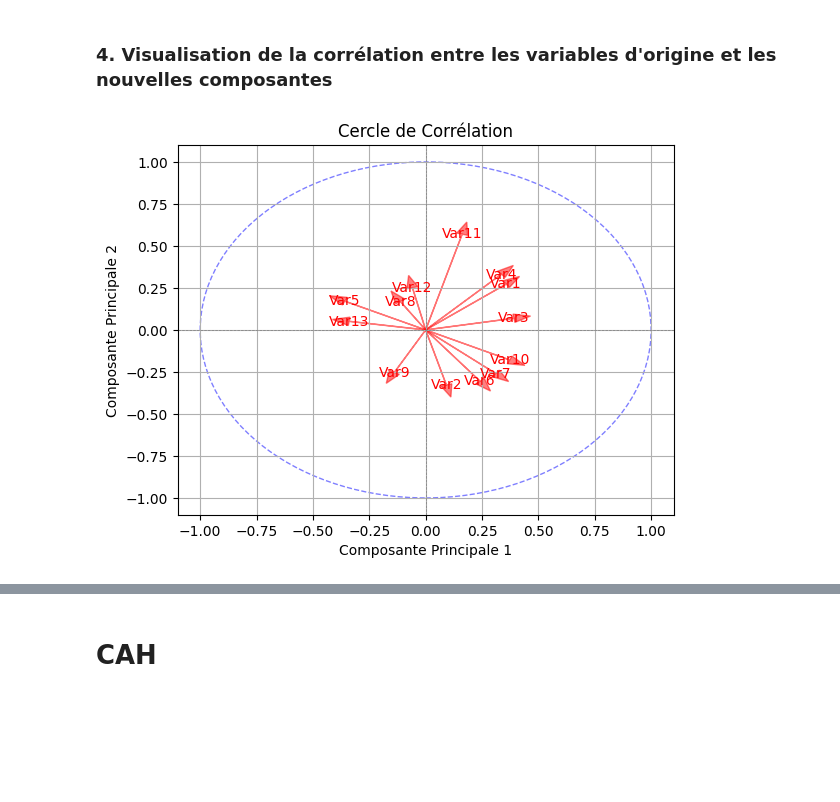
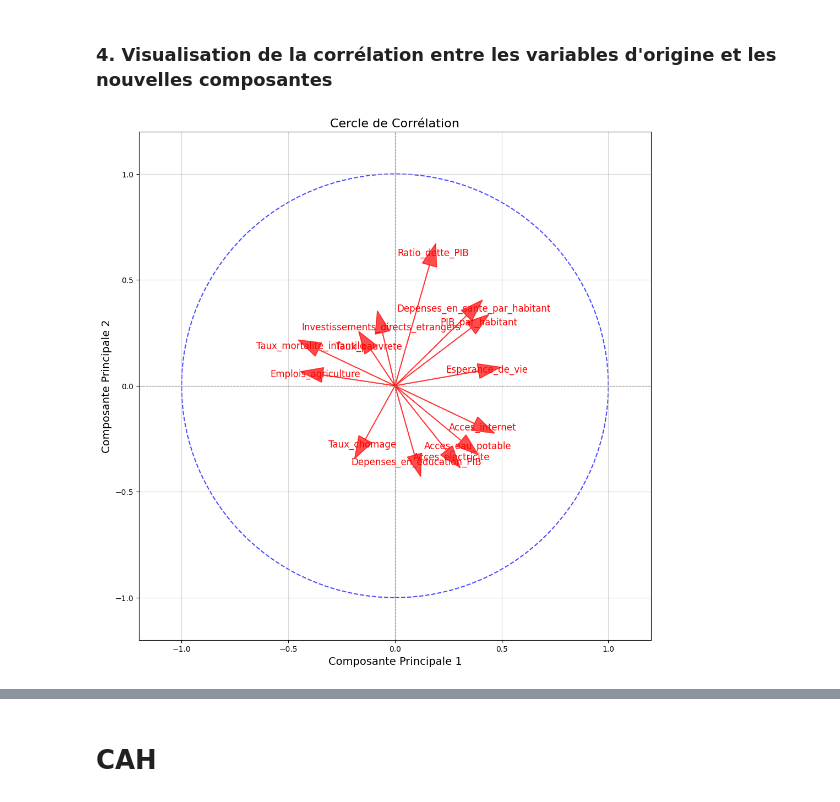
Before and after one commit to mohammed-elkyoud/Data-analyst-project-using-the-World-Bank-API, a Jupyter notebook: Developpement humain et societe.ipynb, the cells around one changed output, grey strips where cells are left out. Drawn from its saved outputs; the diff is of its cells as text; code cells hidden in the pictures; blank space fills up the shorter version.

```diff
--- a/Developpement humain et societe.ipynb
+++ b/Developpement humain et societe.ipynb
@@ -247,13 +247,20 @@ Nouvelles données après ACP :
 # %% [markdown]
 #### 3. Visualisation des données dans l'espace des deux premières composantes principales.
 # %%
+country_names = df['Country']
+
 plt.figure(figsize=(10, 8))
-plt.scatter(X_pca[:, 0], X_pca[:, 1])
+plt.scatter(X_pca[:, 0], X_pca[:, 1], alpha=0.7)
 plt.xlabel('Composante Principale 1')
 plt.ylabel('Composante Principale 2')
 plt.title('Projection des Données sur les Composantes Principales')
 plt.grid()
 plt.axhline(0, color='gray', linestyle='--', linewidth=0.5)
 plt.axvline(0, color='gray', linestyle='--', linewidth=0.5)
+
+# Annotate points with country names
+for i, country in enumerate(country_names):
+    plt.text(X_pca[i, 0], X_pca[i, 1], country, fontsize=8, ha='right', va='bottom')
+
 plt.show()
 # %% [output]
@@ -287,25 +294,31 @@ Ce graphique montre la projection des pays asiatiques sur les deux premières co
 # %% [markdown]
 ### 4. Visualisation de la corrélation entre les variables d'origine et les nouvelles composantes
 # %%
+# Cercle de corrélation
 components = pca.components_
-for i, (x, y) in enumerate(components.T):
-    plt.arrow(0, 0, x, y, color='r', alpha=0.5, head_width=0.05)
-    plt.text(x, y, f"Var{i+1}", color='r', ha='center', va='center')
 
-# Tracer un cercle
-circle = plt.Circle((0, 0), 1, color='b', fill=False, linestyle='--', alpha=0.5)
+plt.figure(figsize=(12, 12))  # Increase figure size for better visibility
+
+# Plot arrows representing variable contributions
+for i, (x, y) in enumerate(components.T[:13]):
+    plt.arrow(0, 0, x, y, color='r', alpha=0.7, head_width=0.07, linewidth=1.2)  # Larger arrows
+    plt.text(x * 1.1, y * 1.1, colonnes_numeriques[i], color='r', fontsize=12, ha='center', va='center')  # Label with selected variables
+
+# Draw a larger circle
+circle = plt.Circle((0, 0), 1, color='b', fill=False, linestyle='--', linewidth=1.5, alpha=0.7)
 plt.gca().add_artist(circle)
 
-# Ajuster les limites et ajouter des labels
-plt.xlim(-1.1, 1.1)
-plt.ylim(-1.1, 1.1)
-plt.xlabel('Composante Principale 1')
-plt.ylabel('Composante Principale 2')
-plt.title('Cercle de Corrélation')
-plt.grid()
-plt.axhline(0, color='gray', linestyle='--', linewidth=0.5)
-plt.axvline(0, color='gray', linestyle='--', linewidth=0.5)
+# Adjust limits and labels
+plt.xlim(-1.2, 1.2)
+plt.ylim(-1.2, 1.2)
+plt.xlabel('Composante Principale 1', fontsize=14)
+plt.ylabel('Composante Principale 2', fontsize=14)
+plt.title('Cercle de Corrélation', fontsize=16)
+plt.grid(alpha=0.5)
+plt.axhline(0, color='gray', linestyle='--', linewidth=0.8)
+plt.axvline(0, color='gray', linestyle='--', linewidth=0.8)
+
 plt.show()
 # %% [output]
-[figure, old version]
+[figure, new version]
 # %% [markdown]
```
Also changed, not shown: parts of 5 cells of this notebook, 1 other file.
